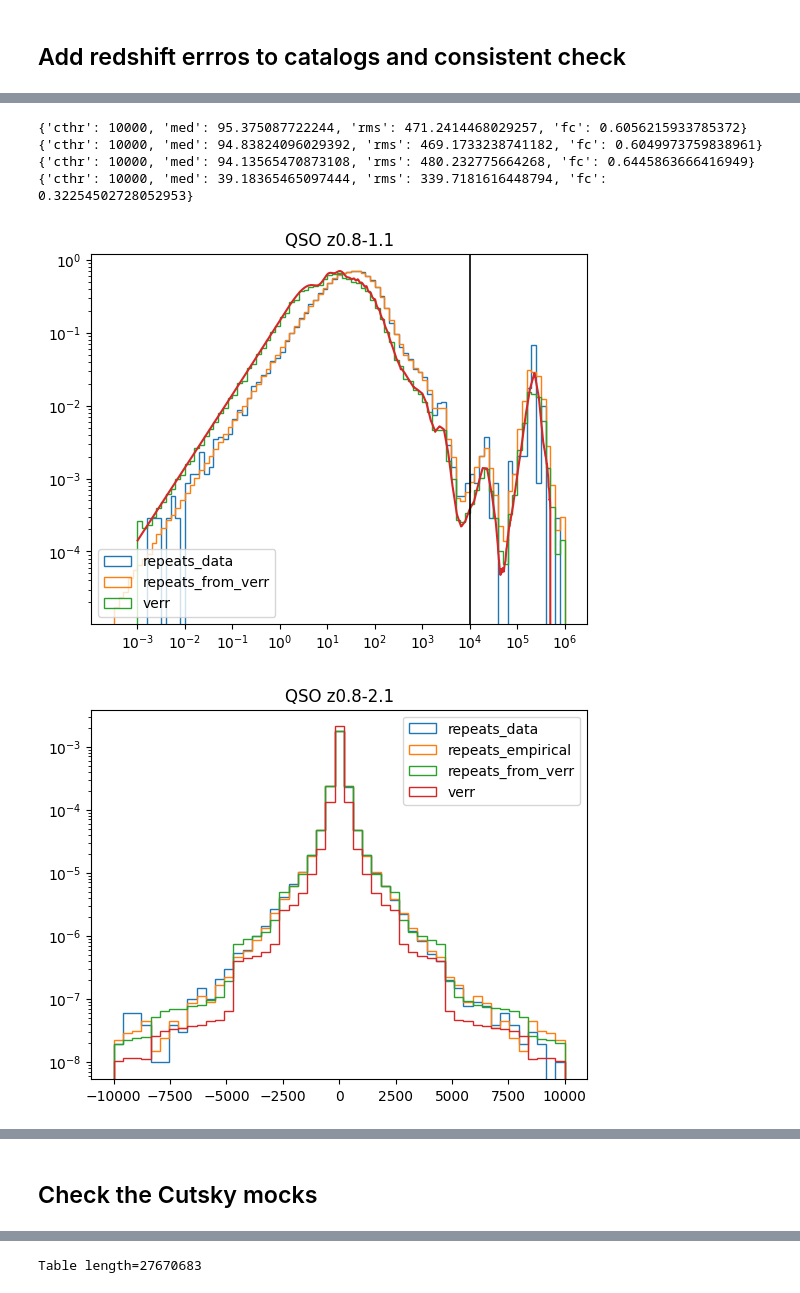
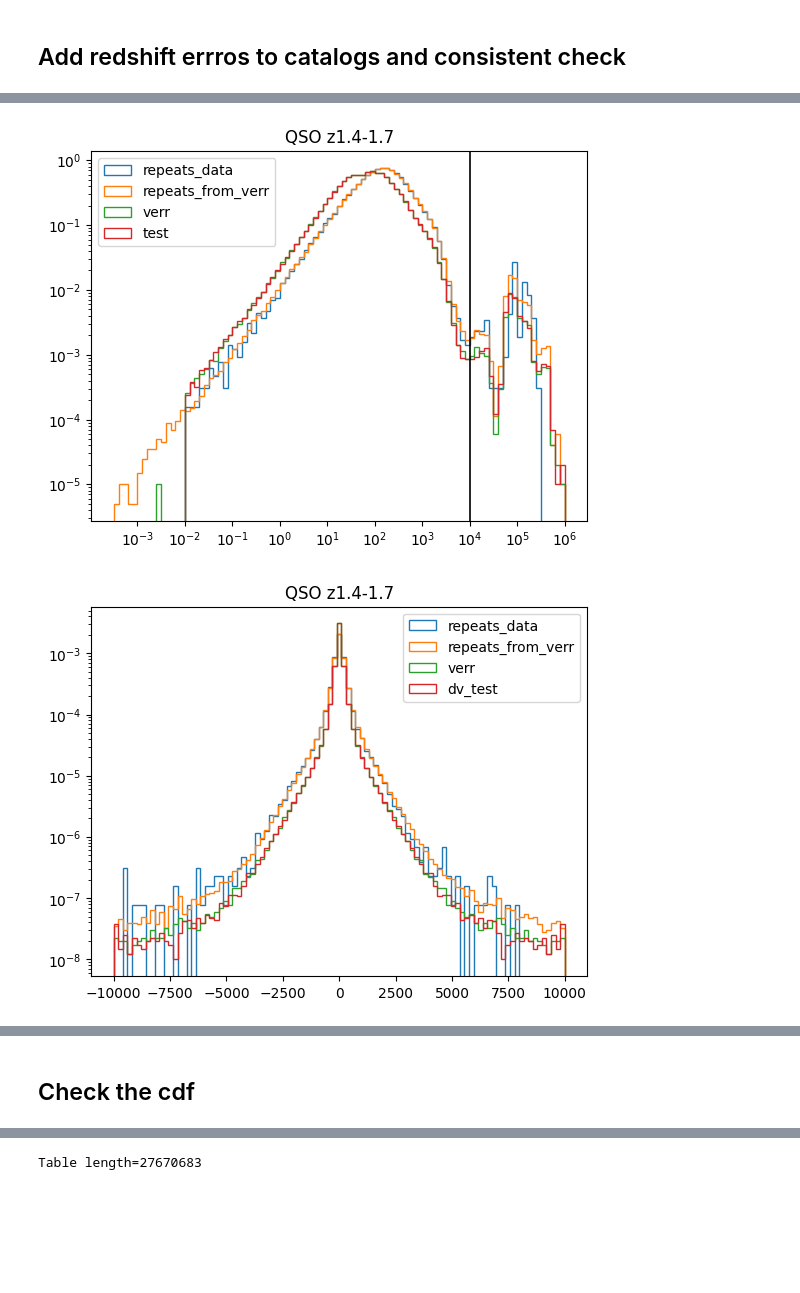
Before and after one commit to ShengyuHE/desi_y3_redshift_errors, a Jupyter notebook: main/clustering/notebooks/check_mock.ipynb, the cells around one changed output, grey strips where cells are left out. Cells and saved outputs as stored; diff of their text form; code cells hidden in the pictures; blank space fills up the shorter version.

```diff
--- a/main/clustering/notebooks/check_mock.ipynb
+++ b/main/clustering/notebooks/check_mock.ipynb
@@ -54,11 +53,11 @@ def get_qu(dv, cthr):
     qu = {'cthr':cthr, 'med':MED, 'rms':RMS, 'fc':fc}
     return qu
 # %%
-version = 'AbacusHF-v1'
+version = 'AbacusHF-v2'
 
 tracer = 'QSO'
 domain = 'cubic'
-z_id = 0
+z_id = 2
 cthr = get_cthr(tracer)
 
 REDSHIFTS = REDSHIFT_ABACUSHF[version]
@@ -118,25 +79,0 @@ for tracer in tracers:
-# %%
-# for two point statistics
-tracers = ['BGS','LRG', 'ELG', 'QSO'][3:]
-
-ZSNAPS, ZRANGES = REDSHIFT_ABACUSHF[version]
-lenz = len(ZSNAPS)
-
-colors = ['darkblue', 'maroon']
-labels = ['dv_err','dv_repeats']
-
-for tracer in tracers:
-    fig = plt.figure(figsize = (lenz*5, 3))
-    gs = gridspec.GridSpec(1, lenz, wspace=0.15, hspace= 0.05)
-    for indz, zsnap, zrange in zip(range(lenz), ZSNAPS[tracer], ZRANGES[tracer]):
-        ax = plt.subplot(gs[indz])
-        for indv, zerr in enumerate(['verr_empirical', 'repeat']):
-            dv = model_dv_from_cdf(tracer, zrange[0], zrange[1], 100000, dv_mode = zerr, cdf_mode = 'HCDF', seed = 1234)
-            ax.hist(dv, histtype='step', bins=set_edges(type='linear', lim=get_cthr(tracer), num=60), density=True, color = colors[indv], label = labels[indv])
-            ax.set_title(f'{tracer}, z{zrange[0]:.1f}-{zrange[1]:.1f}')
-            ax.set_yscale('log')
-        # ax.legend(loc=2)
-        if indz == 0:
-            ax.set_ylabel(r'density', fontsize = 11)
-        ax.set_xlabel(r'$dv \, \rm{[km/s]}$', fontsize=11)
-        ax.axvline(np.log10(cthr), color='black', linestyle='-', linewidth=1.2) # catastrophic therehold
@@ -145,7 +80,11 @@ for tracer in tracers:
 # %%
+ngal = 2000000
 dv_repeat, _ = get_repeats_dv(tracer, zrange[0], zrange[1], kind='Z1')
-dv_repeat_hcdf = model_dv_from_cdf(tracer, zrange[0], zrange[1], len(data), dv_mode = 'repeat', cdf_mode = 'HCDF', seed = 1234)
+dv_repeat_hcdf = model_dv_from_cdf(tracer, zrange[0], zrange[1], ngal, dv_mode = 'repeat', cdf_mode = 'HCDF', seed = 1234)
 # repeat_kcdf = model_dv_from_cdf(tracer, zrange[0], zrange[1], len(data), dv_mode = 'repeat', cdf_mode = 'KCDF',  seed = 1234)
-dv_verr_1 = model_dv_from_cdf(tracer, zrange[0], zrange[1], len(data), dv_mode = 'verr_empirical', cdf_mode = 'HCDF', bin_mode = 'log_abs', seed = 1)
-dv_verr_2 = model_dv_from_cdf(tracer, zrange[0], zrange[1], len(data), dv_mode = 'verr_empirical', cdf_mode = 'HCDF', bin_mode = 'log_abs', seed = 2)
+dv_verr_1 = model_dv_from_cdf(tracer, zrange[0], zrange[1], ngal, dv_mode = 'verr_empirical', cdf_mode = 'CDF', bin_mode = 'log_abs', seed = 1)
+dv_verr_2 = model_dv_from_cdf(tracer, zrange[0], zrange[1], ngal, dv_mode = 'verr_empirical', cdf_mode = 'CDF', bin_mode = 'log_abs', seed = 2)
+
+dv_test = model_dv_from_cdf(tracer, zrange[0], zrange[1], ngal, dv_mode = 'verr_empirical', cdf_mode = 'CDF', bin_mode = 'log_abs', seed = 3,  dir=REPEAT_DIR+'./old_v1')
+
 dv_repeat_verr = dv_verr_1 - dv_verr_2
@@ -160,50 +91,44 @@ plt.plot(grid, pdf)
-# %%
-print(_)
-print(get_qu(dv_repeat_hcdf, cthr))
-print(get_qu(dv_repeat_verr, cthr))
-print(get_qu(dv_verr_1, cthr))
-# %% [output]
-{'cthr': 10000, 'med': 95.375087722244, 'rms': 471.2414468029257, 'fc': 0.6056215933785372}
-{'cthr': 10000, 'med': 94.83824096029392, 'rms': 469.1733238741182, 'fc': 0.6049973759838961}
-{'cthr': 10000, 'med': 94.13565470873108, 'rms': 480.232775664268, 'fc': 0.6445863666416949}
-{'cthr': 10000, 'med': 39.18365465097444, 'rms': 339.7181616448794, 'fc': 0.32254502728052953}
 # %%
 catasmin, catasmax, catasbin = -3.5, 6.05, 0.1
 bins = np.arange(catasmin, catasmax, catasbin)
 # bins = set_edges('linear', cthr, 100)
 
 fig, ax = plt.subplots()
 ax.hist(np.log10(abs(dv_repeat)), histtype='step', bins=bins, density=True, label = 'repeats_data')
 # plt.hist(np.log10(abs(dv_repeat_hcdf)), histtype='step', bins=bins, density=True,  label = 'repeats_empirical')
 # plt.hist(np.log10(abs(dv_kcdf)), histtype='step', bins=np.arange(catasmin, catasmax, catasbin), density=True, label = 'repeat_model')
 ax.hist(np.log10(abs(dv_repeat_verr)), histtype='step', bins=bins, density=True, label = 'repeats_from_verr')
 ax.hist(np.log10(abs(dv_verr_1)), histtype='step', bins=bins, density=True, label = 'verr')
-ax.plot(grid, pdf)
+ax.hist(np.log10(abs(dv_test)), histtype='step', bins=bins, density=True, label = 'test')
+
+# ax.plot(grid, pdf)
 ax.axvline(np.log10(cthr), color='black', linestyle='-', linewidth=1.2) # catastrophic therehold
 # plt.hist(np.log10(abs(dv_cat)), histtype='step', bins=np.arange(catasmin, catasmax, catasbin), density=True)
 ax.set_title(f'{tracer} z{zrange[0]}-{zrange[1]}')
 ax.set_yscale('log')
 ax.xaxis.set_major_locator(ticker.MultipleLocator(1))
 ax.xaxis.set_major_formatter(ticker.FuncFormatter(lambda x, _: fr"$10^{{{int(x)}}}$"))
 ax.legend()
 plt.show()
 # %% [output]
-[figure, old version]
+[figure, new version]
 # %%
 # bins = np.arange(catasmin, catasmax, catasbin)
-bins = set_edges('linear', get_cthr(tracer), 50)
+bins = set_edges('linear', get_cthr(tracer), 100)
 plt.hist(dv_repeat, histtype='step', bins=bins, density=True, label = 'repeats_data')
-plt.hist(dv_repeat_hcdf, histtype='step', bins=bins, density=True,  label = 'repeats_empirical')
+# plt.hist(dv_repeat_hcdf, histtype='step', bins=bins, density=True,  label = 'repeats_empirical')
 # plt.hist(np.log10(abs(dv_kcdf)), histtype='step', bins=np.arange(catasmin, catasmax, catasbin), density=True, label = 'repeat_model')
 plt.hist(dv_repeat_verr, histtype='step', bins=bins, density=True, label = 'repeats_from_verr')
 plt.hist(dv_verr_1, histtype='step', bins=bins, density=True, label = 'verr')
+plt.hist(dv_test, histtype='step', bins=bins, density=True, label = 'dv_test')
+
 # plt.hist(np.log10(abs(dv_cat)), histtype='step', bins=np.arange(catasmin, catasmax, catasbin), density=True)
 plt.title(f'{tracer} z{zrange[0]}-{zrange[1]}')
 plt.yscale('log')
 plt.legend()
 plt.show()
 # %% [output]
-[figure, old version]
+[figure, new version]
 # %%
 # plt.hist(np.log10(abs(data['VZ_obs'] - data['VZ'])), bins=20)
 # plt.hist(np.log10(abs(data['Z_DV_REP'] - data['Z'])), bins=100, density=True, histtype='step')
@@ -232,4 +157,4 @@ plt.show()
  [<matplotlib.patches.Polygon at 0x...>])
 [figure]
 # %% [markdown]
-## Check the Cutsky mocks
+## Check the cdf
```
Also changed, not shown: parts of 8 cells of this notebook, 4 other files.
